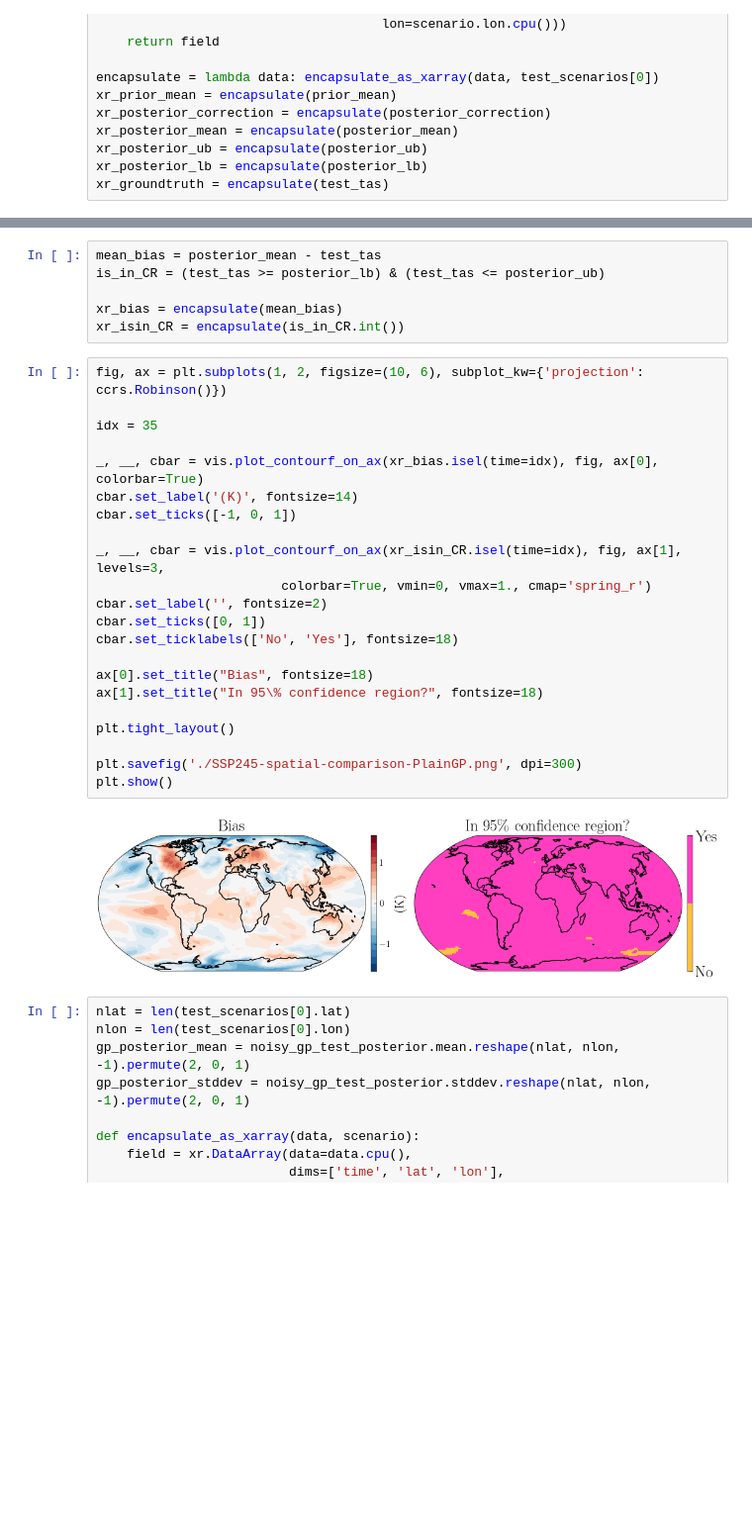
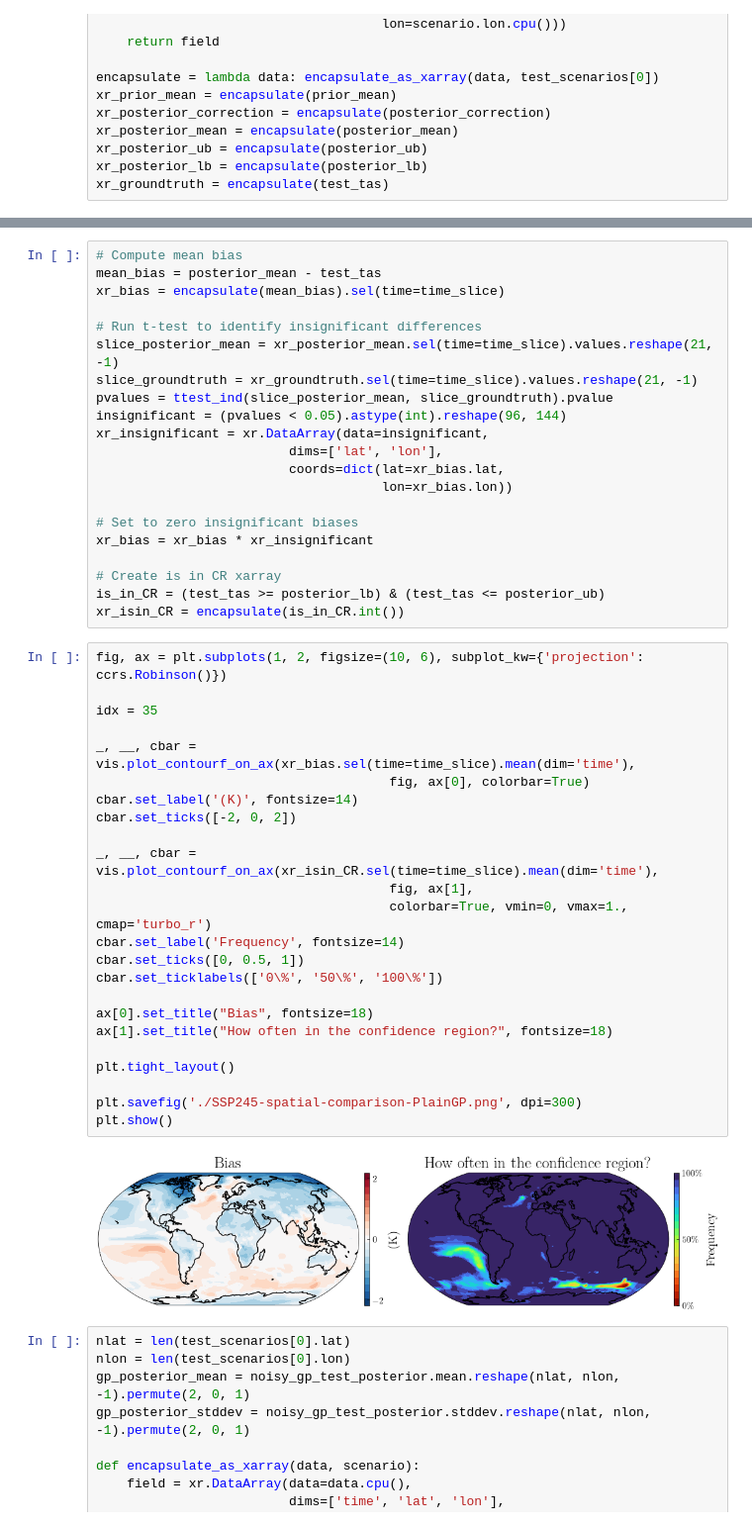
Before and after one commit to shahineb/FaIRGP, a Jupyter notebook: notebooks/SSP-projection-spatial-GP.ipynb, the cells around one changed output, grey strips where cells are left out. Shown at 99% size. Drawn from its saved outputs; the diff is of its cells as text; blank space fills up the shorter version.

Commit message:
added t-test bias significance + computing over 2080-2100

```diff
--- a/notebooks/SSP-projection-spatial-GP.ipynb
+++ b/notebooks/SSP-projection-spatial-GP.ipynb
@@ -109,33 +111,50 @@ plt.show()
 # %%
+# Compute mean bias
 mean_bias = posterior_mean - test_tas
+xr_bias = encapsulate(mean_bias).sel(time=time_slice)
+
+# Run t-test to identify insignificant differences
+slice_posterior_mean = xr_posterior_mean.sel(time=time_slice).values.reshape(21, -1)
+slice_groundtruth = xr_groundtruth.sel(time=time_slice).values.reshape(21, -1)
+pvalues = ttest_ind(slice_posterior_mean, slice_groundtruth).pvalue
+insignificant = (pvalues < 0.05).astype(int).reshape(96, 144)
+xr_insignificant = xr.DataArray(data=insignificant,
+                         dims=['lat', 'lon'],
+                         coords=dict(lat=xr_bias.lat,
+                                     lon=xr_bias.lon))
+
+# Set to zero insignificant biases
+xr_bias = xr_bias * xr_insignificant
+
+# Create is in CR xarray
 is_in_CR = (test_tas >= posterior_lb) & (test_tas <= posterior_ub)
-
-xr_bias = encapsulate(mean_bias)
 xr_isin_CR = encapsulate(is_in_CR.int())
 # %%
 fig, ax = plt.subplots(1, 2, figsize=(10, 6), subplot_kw={'projection': ccrs.Robinson()})
 
 idx = 35
 
-_, __, cbar = vis.plot_contourf_on_ax(xr_bias.isel(time=idx), fig, ax[0], colorbar=True)
+_, __, cbar = vis.plot_contourf_on_ax(xr_bias.sel(time=time_slice).mean(dim='time'),
+                                      fig, ax[0], colorbar=True)
 cbar.set_label('(K)', fontsize=14)
-cbar.set_ticks([-1, 0, 1])
+cbar.set_ticks([-2, 0, 2])
 
-_, __, cbar = vis.plot_contourf_on_ax(xr_isin_CR.isel(time=idx), fig, ax[1], levels=3,
-                        colorbar=True, vmin=0, vmax=1., cmap='spring_r')
-cbar.set_label('', fontsize=2)
-cbar.set_ticks([0, 1])
-cbar.set_ticklabels(['No', 'Yes'], fontsize=18)
+_, __, cbar = vis.plot_contourf_on_ax(xr_isin_CR.sel(time=time_slice).mean(dim='time'),
+                                      fig, ax[1],
+                                      colorbar=True, vmin=0, vmax=1., cmap='turbo_r')
+cbar.set_label('Frequency', fontsize=14)
+cbar.set_ticks([0, 0.5, 1])
+cbar.set_ticklabels(['0\%', '50\%', '100\%'])
 
 ax[0].set_title("Bias", fontsize=18)
-ax[1].set_title("In 95\% confidence region?", fontsize=18)
+ax[1].set_title("How often in the confidence region?", fontsize=18)
 
 plt.tight_layout()
 
 plt.savefig('./SSP245-spatial-comparison-PlainGP.png', dpi=300)
 plt.show()
 # %% [output]
-[figure, old version]
+[figure, new version]
 # %%
 nlat = len(test_scenarios[0].lat)
 nlon = len(test_scenarios[0].lon)
```
Also changed, not shown: parts of 2 cells of this notebook, 8 other files.
